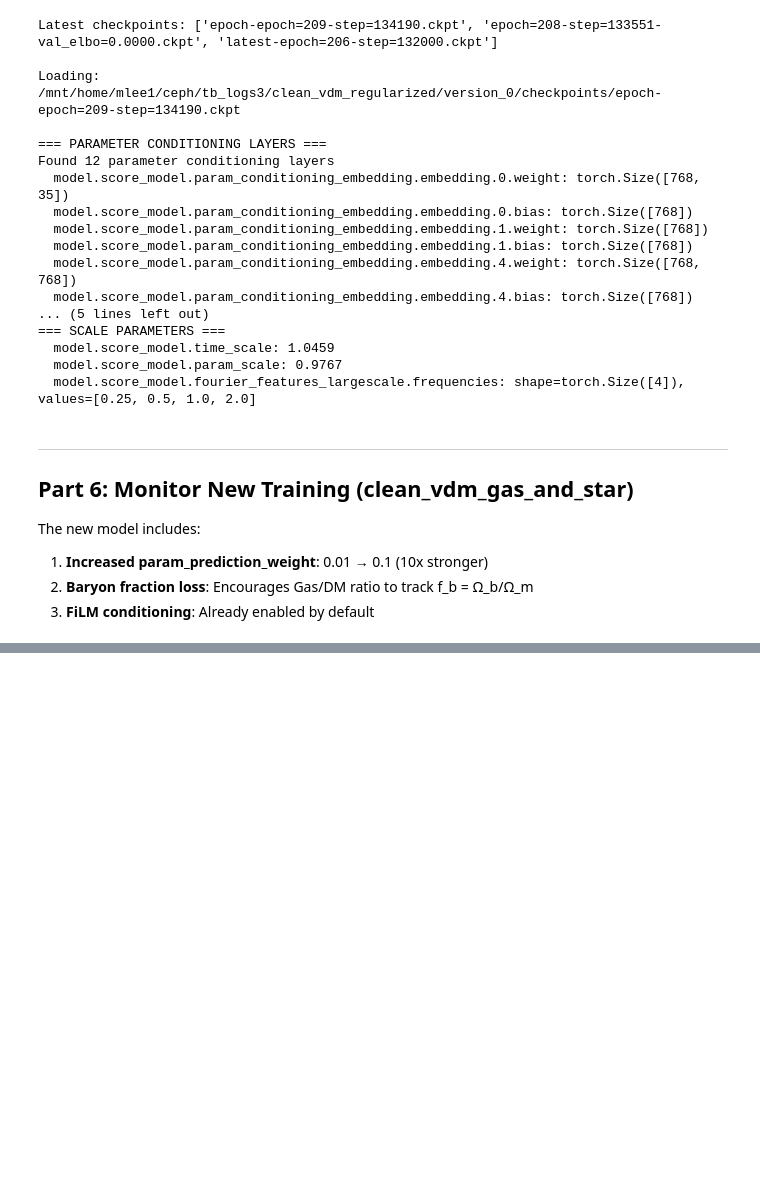
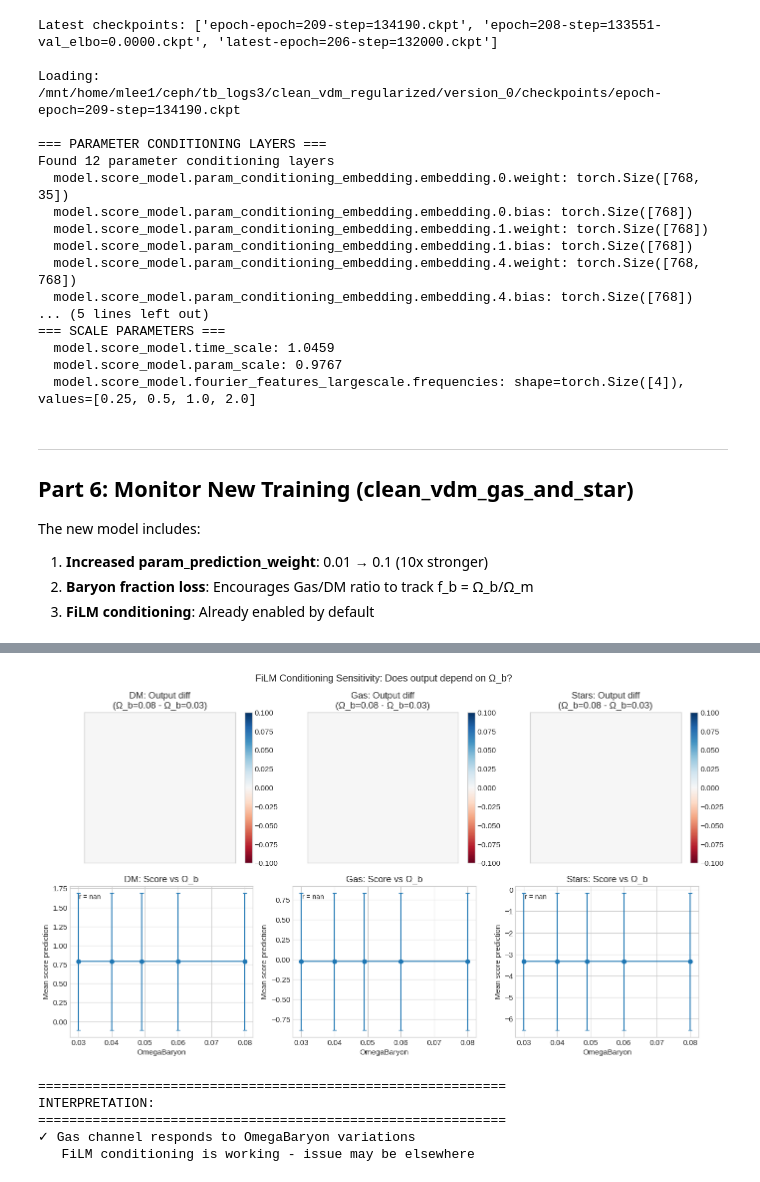
Before and after one commit to Maxelee/vdm_BIND, a Jupyter notebook: analysis/notebooks/05_gas_bias_investigation.ipynb, the cells around one changed output, grey strips where cells are left out. Drawn from its saved outputs; the diff is of its cells as text; code cells hidden in the pictures; blank space fills up the shorter version.

```diff
--- a/analysis/notebooks/05_gas_bias_investigation.ipynb
+++ b/analysis/notebooks/05_gas_bias_investigation.ipynb
@@ -1141,0 +1981,52 @@ Plot saved to: /mnt/home/mlee1/ceph/tb_logs3/clean_vdm_gas_and_star/training_pro
+# %%
+# Visualize the FiLM conditioning sensitivity
+fig, axes = plt.subplots(2, 3, figsize=(14, 8))
+
+# Top row: Show output differences for each channel
+for ch, (ax, ch_name) in enumerate(zip(axes[0], ['DM', 'Gas', 'Stars'])):
+    # Show difference between lowest and highest Ω_b
+    diff = outputs[-1, ch] - outputs[0, ch]
+    im = ax.imshow(diff, cmap='RdBu', vmin=-0.1, vmax=0.1)
+    ax.set_title(f'{ch_name}: Output diff\n(Ω_b=0.08 - Ω_b=0.03)')
+    ax.set_xticks([])
+    ax.set_yticks([])
+    plt.colorbar(im, ax=ax, fraction=0.046)
+
+# Bottom row: Show how mean output changes with Ω_b
+for ch, (ax, ch_name) in enumerate(zip(axes[1], ['DM', 'Gas', 'Stars'])):
+    means = [outputs[i, ch].mean() for i in range(len(omega_b_values))]
+    stds = [outputs[i, ch].std() for i in range(len(omega_b_values))]
+
+    ax.errorbar(omega_b_values, means, yerr=stds, marker='o', capsize=3)
+    ax.set_xlabel('OmegaBaryon')
+    ax.set_ylabel('Mean score prediction')
+    ax.set_title(f'{ch_name}: Score vs Ω_b')
+
+    # Add correlation
+    corr = np.corrcoef(omega_b_values, means)[0, 1]
+    ax.annotate(f'r = {corr:.3f}', xy=(0.05, 0.95), xycoords='axes fraction',
+                fontsize=10, va='top')
+
+plt.suptitle('FiLM Conditioning Sensitivity: Does output depend on Ω_b?', fontsize=14)
+plt.tight_layout()
+plt.show()
+
+# Summary
+print("\n" + "="*60)
+print("INTERPRETATION:")
+print("="*60)
+gas_corr = np.corrcoef(omega_b_values, [outputs[i, 1].mean() for i in range(len(omega_b_values))])[0, 1]
+if abs(gas_corr) < 0.5:
+    print("⚠️ Gas channel shows WEAK correlation with OmegaBaryon!")
+    print("   The FiLM conditioning is not effectively modulating gas output.")
+    print("   This explains why all cosmologies get similar gas amounts.")
+else:
+    print("✓ Gas channel responds to OmegaBaryon variations")
+    print("   FiLM conditioning is working - issue may be elsewhere")
+# %% [output]
+[figure, added]
+============================================================
+INTERPRETATION:
+============================================================
+✓ Gas channel responds to OmegaBaryon variations
+   FiLM conditioning is working - issue may be elsewhere
```
Also changed, not shown: parts of 44 cells of this notebook, 24 other files.
